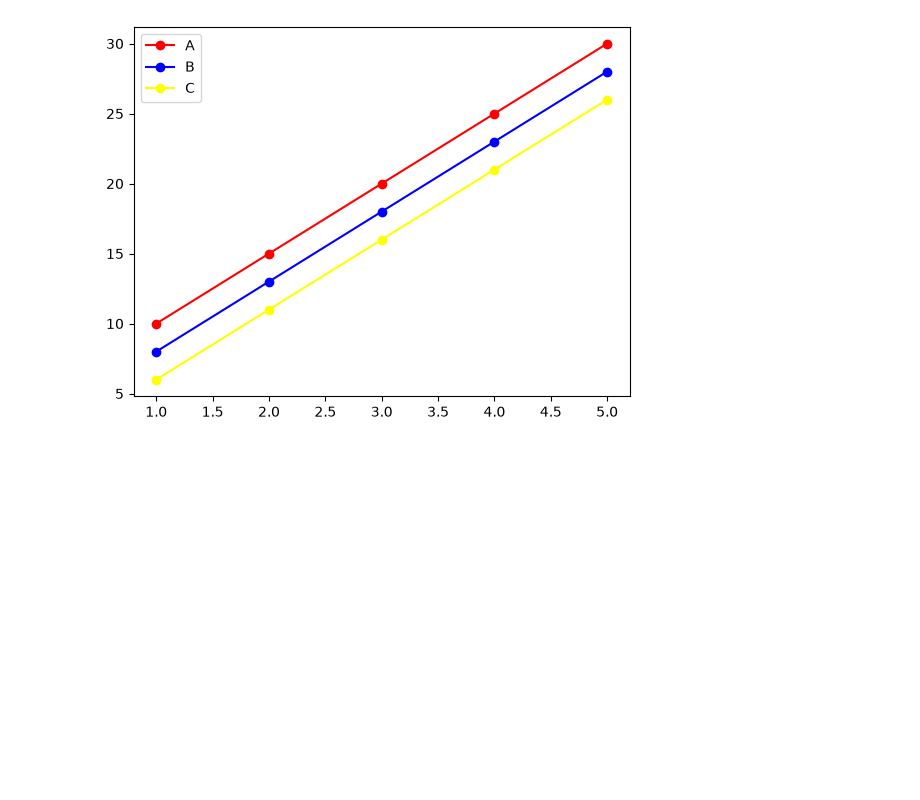
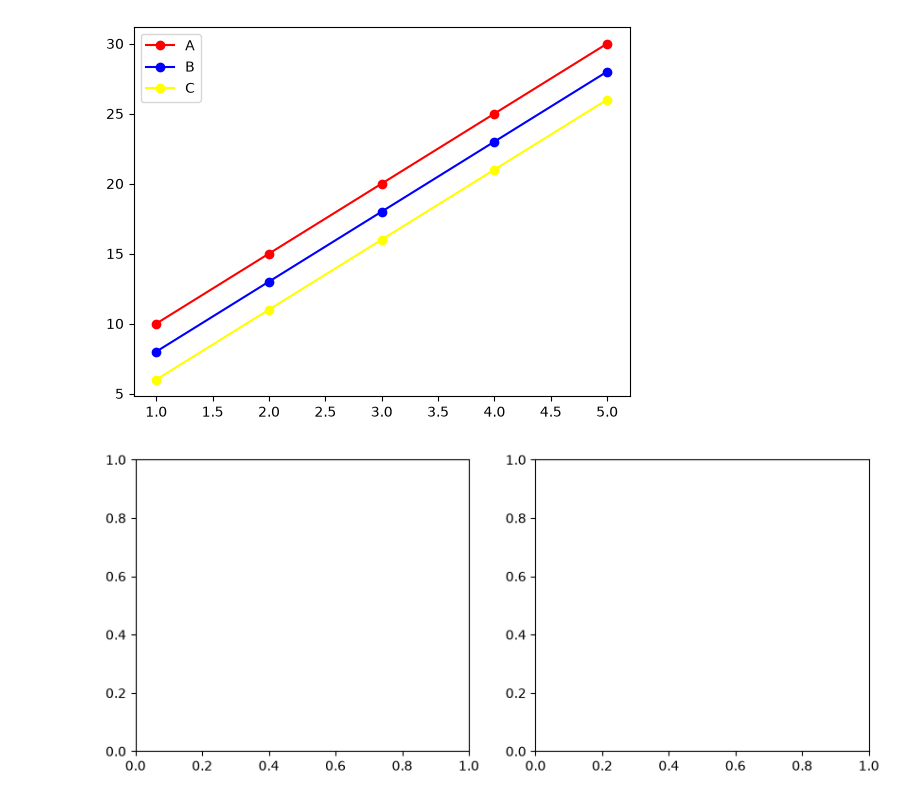
Before and after one commit to minskyong/study, a Jupyter notebook: matlib/matplot2.ipynb, the cells around one changed output. Cells and saved outputs as stored; diff of their text form; code cells hidden in the pictures; blank space fills up the shorter version.

```diff
--- a/project2/matplot2.ipynb
+++ b/matlib/matplot2.ipynb
@@ -29,3 +29,13 @@ plt.legend()
 plt.show()
 # %% [output]
 [figure]
+# %%
+fig, axes = plt.subplots(
+    nrows = 1,
+    ncols =2,
+    figsize = (10,4),
+)
+
+plt.show()
+# %% [output]
+[figure, added]
```
Also changed, not shown: parts of 1 cell of this notebook, 11 other files.
